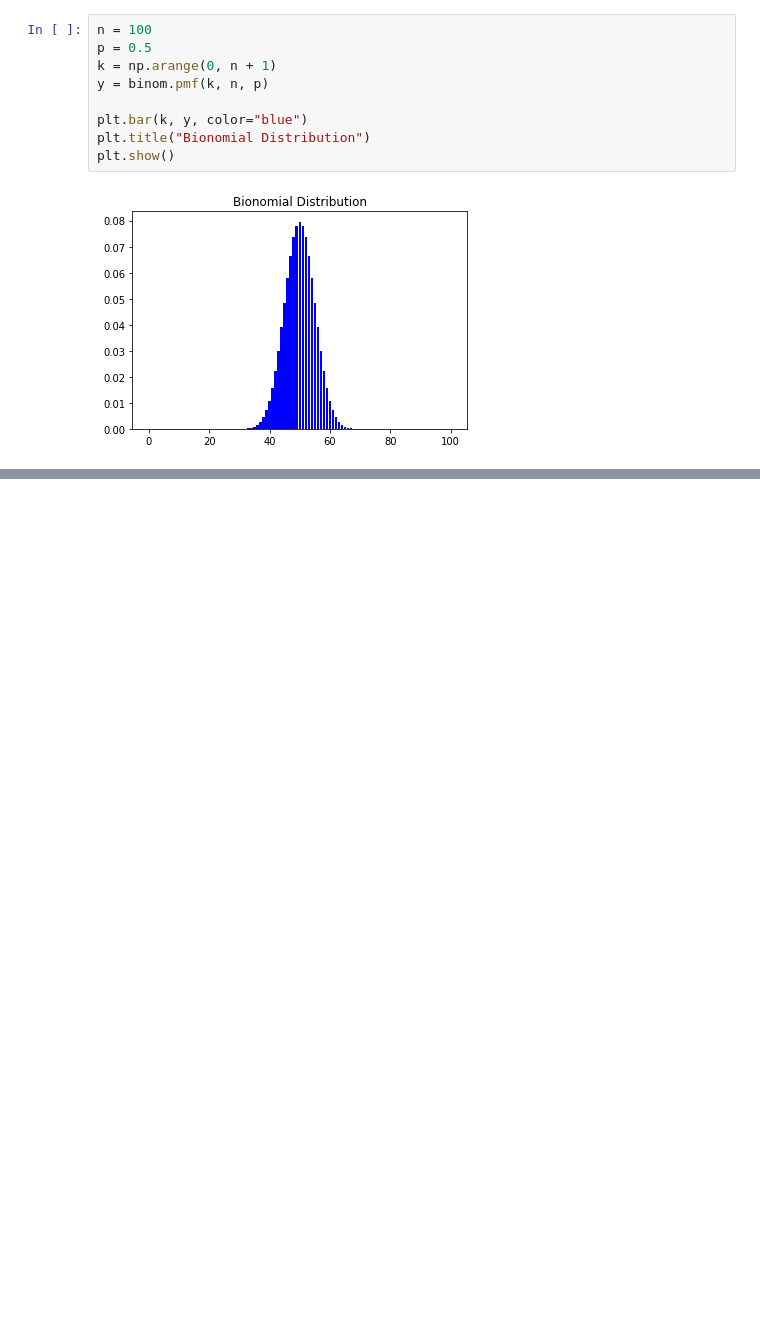
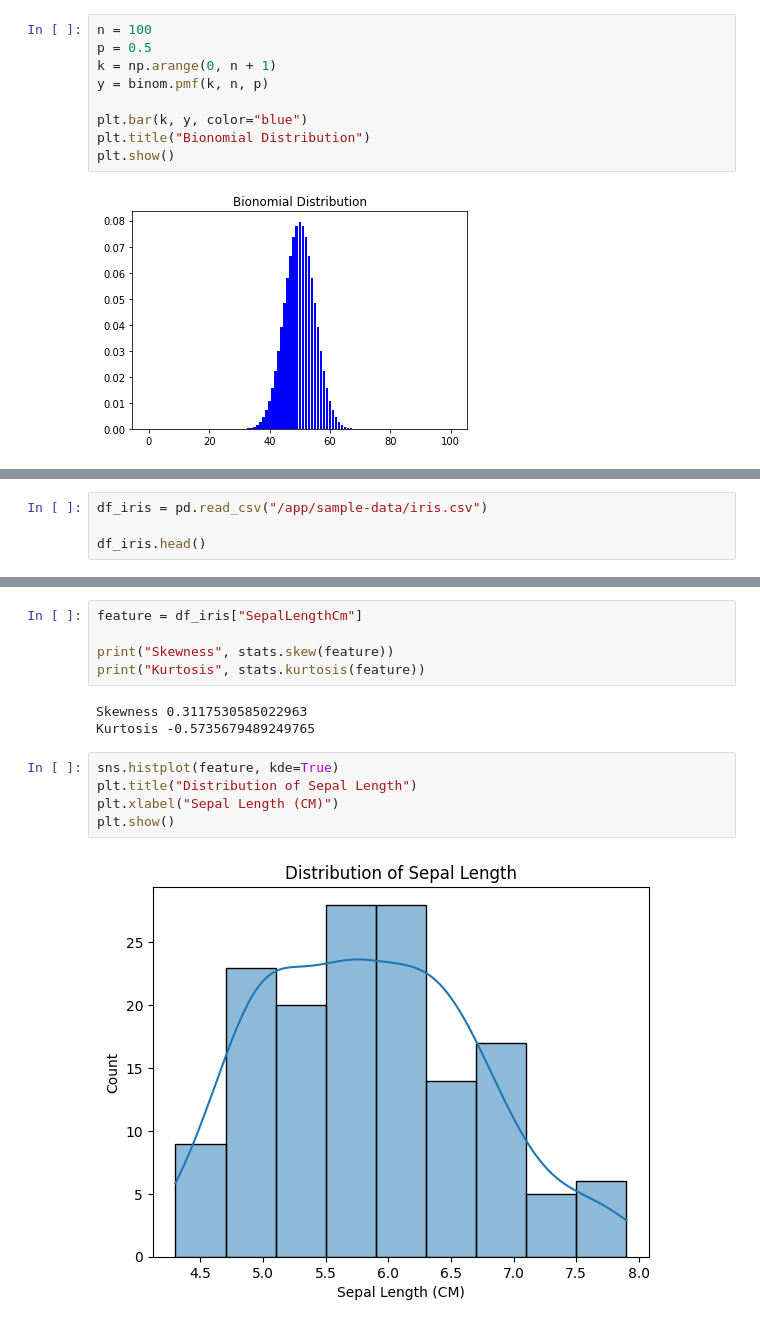
Before and after one commit to CoffeJeanCode/learning-ml, a Jupyter notebook: python-for-ml/Statitics.ipynb, the cells around one changed output, grey strips where cells are left out. Drawn from its saved outputs; the diff is of its cells as text; blank space fills up the shorter version.

Commit message:
change name to more general title and finish distribution lesson

```diff
--- a/python-for-ml/Probability.ipynb
+++ b/python-for-ml/Statitics.ipynb
@@ -238,0 +242,4 @@ print(ci)
+# %%
+df_iris = pd.read_csv("/app/sample-data/iris.csv")
+
+df_iris.head()
@@ -238,0 +253,15 @@ print(ci)
+# %%
+feature = df_iris["SepalLengthCm"]
+
+print("Skewness", stats.skew(feature))
+print("Kurtosis", stats.kurtosis(feature))
+# %% [output]
+Skewness 0.3117530585022963
+Kurtosis -0.5735679489249765
+# %%
+sns.histplot(feature, kde=True)
+plt.title("Distribution of Sepal Length")
+plt.xlabel("Sepal Length (CM)")
+plt.show()
+# %% [output]
+[figure, added]
```
Also changed, not shown: parts of 29 cells of this notebook.
